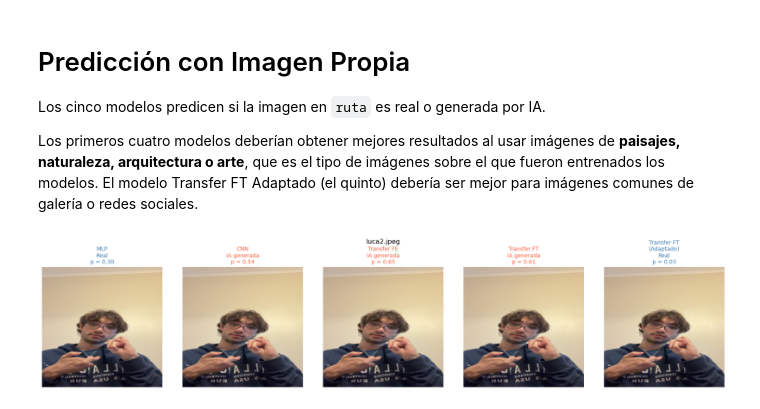
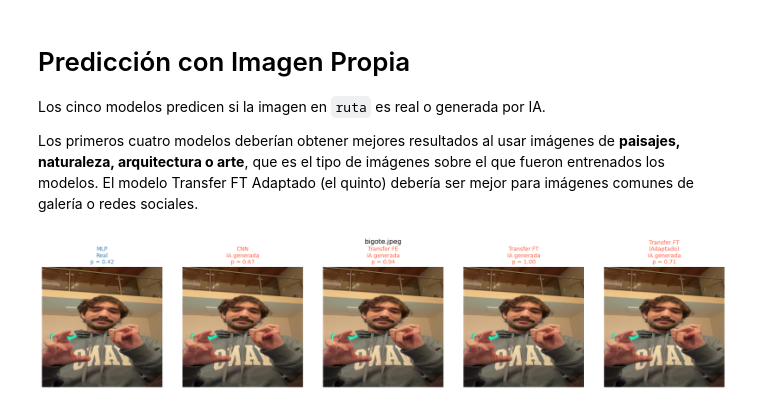
Before and after one commit to lcaminoa/ai-image-detection, a Jupyter notebook: notebooks/07_prediccion_imagen_propia.ipynb, the cells around one changed output. Saved outputs shown, nothing was run; the diff lists cells and outputs as text; code cells hidden in the pictures.

```diff
--- a/notebooks/07_prediccion_imagen_propia.ipynb
+++ b/notebooks/07_prediccion_imagen_propia.ipynb
@@ -51,36 +51,36 @@ Los cinco modelos predicen si la imagen  en `ruta` es real o generada por IA.
 
 Los primeros cuatro modelos deberían obtener mejores resultados al usar imágenes de **paisajes, naturaleza, arquitectura o arte**, que es el tipo de imágenes sobre el que fueron entrenados los modelos. El modelo Transfer FT Adaptado (el quinto) debería ser mejor para imágenes comunes de galería o redes sociales.
 # %%
-ruta = Path("luca2.jpeg")
+ruta = Path("bigote.jpeg")
 
 with PILImage.open(ruta) as img:
     img_rgb = img.convert("RGB").resize((IMG_SIZE, IMG_SIZE))
 
 x_cnn = get_transforms("val")(img_rgb).unsqueeze(0)
 
 img_mlp = img_rgb.resize((MLP_IMG_SIZE, MLP_IMG_SIZE))
-x_mlp   = pca.transform(np.array(img_mlp, dtype=np.uint8).flatten().reshape(1, -1)).astype(np.float32)
+x_mlp = pca.transform(np.array(img_mlp, dtype=np.uint8).flatten().reshape(1, -1)).astype(np.float32)
 
 with torch.no_grad():
-    prob_mlp     = mlp_model(torch.from_numpy(x_mlp)).sigmoid().item()
-    prob_cnn     = cnn_model(x_cnn).sigmoid().item()
-    prob_fe      = fe_model(x_cnn).sigmoid().item()
-    prob_ft      = ft_model(x_cnn).sigmoid().item()
+    prob_mlp = mlp_model(torch.from_numpy(x_mlp)).sigmoid().item()
+    prob_cnn = cnn_model(x_cnn).sigmoid().item()
+    prob_fe = fe_model(x_cnn).sigmoid().item()
+    prob_ft = ft_model(x_cnn).sigmoid().item()
     prob_adapted = ft_adapted_model(x_cnn).sigmoid().item()
 
 nombres = ["MLP", "CNN", "Transfer FE", "Transfer FT", "Transfer FT\n(Adaptado)"]
-probs   = [prob_mlp, prob_cnn, prob_fe, prob_ft, prob_adapted]
+probs = [prob_mlp, prob_cnn, prob_fe, prob_ft, prob_adapted]
 
 fig, axes = plt.subplots(1, 5, figsize=(18, 4))
 for ax, nombre, prob in zip(axes, nombres, probs):
-    pred  = "IA generada" if prob >= 0.5 else "Real"
+    pred = "IA generada" if prob >= 0.5 else "Real"
     color = "tomato" if pred == "IA generada" else "steelblue"
     ax.imshow(img_rgb)
     ax.set_title(f"{nombre}\n{pred}\np = {prob:.2f}", color=color, fontsize=10)
     ax.axis("off")
 
 plt.suptitle(ruta.name, fontsize=12)
 plt.tight_layout()
 plt.show()
 # %% [output]
-[figure, old version]
+[figure, new version]
```
Also changed, not shown: 3 other files.
